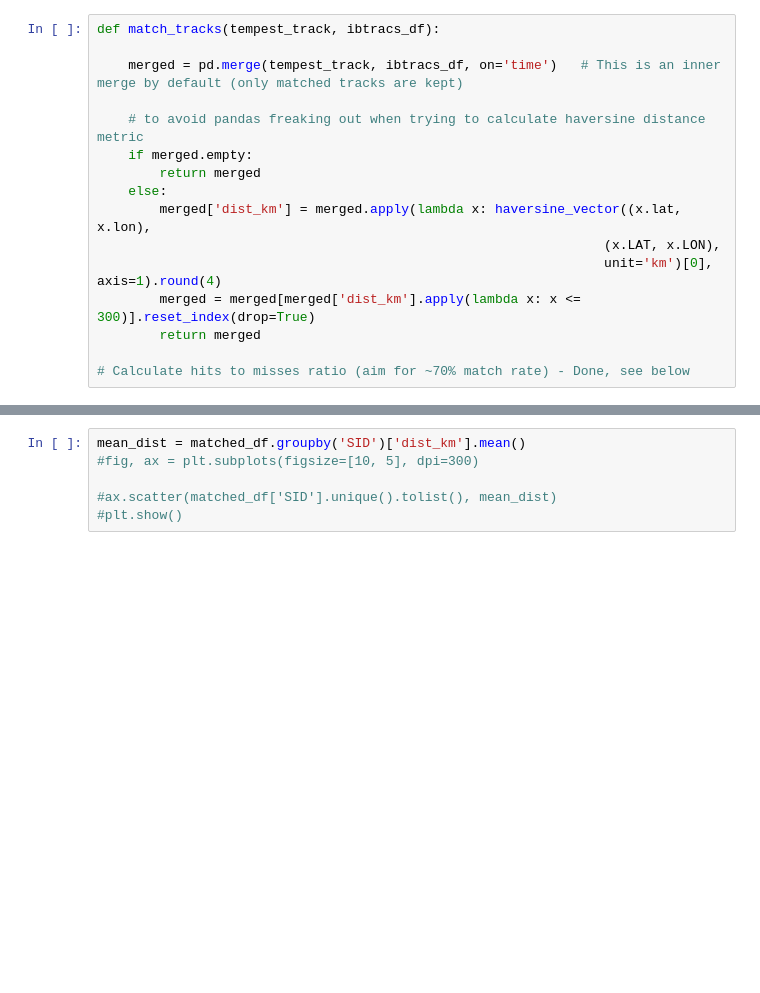
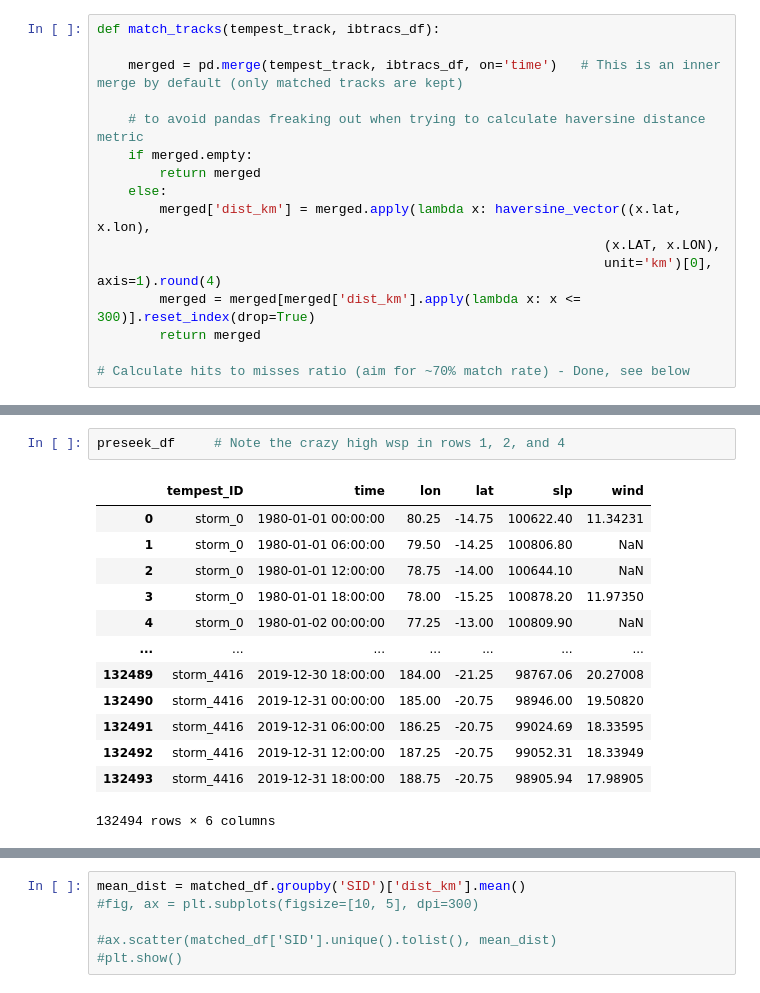
Before and after one commit to cdeciampa/uviz, a Jupyter notebook: mpas_tools/debugging_notebooks/tempest_wrangling_csv.ipynb, the cells around one changed output, grey strips where cells are left out. Drawn from its saved outputs; the diff is of its cells as text; blank space fills up the shorter version.

```diff
--- a/mpas_tools/debugging_notebooks/tempest_wrangling_csv.ipynb
+++ b/mpas_tools/debugging_notebooks/tempest_wrangling_csv.ipynb
@@ -99 +136,17 @@ ibtracs_csv = "../tempest_extremes/ibtracs.since1980.list.v04r00.csv"
+# %%
+preseek_df     # Note the crazy high wsp in rows 1, 2, and 4
+# %% [output]
+|  | tempest_ID | time | lon | lat | slp | wind |
+| 0 | storm_0 | 1980-01-01 00:00:00 | 80.25 | -14.75 | 100622.40 | 11.34231 |
+| 1 | storm_0 | 1980-01-01 06:00:00 | 79.50 | -14.25 | 100806.80 | NaN |
+| 2 | storm_0 | 1980-01-01 12:00:00 | 78.75 | -14.00 | 100644.10 | NaN |
+| 3 | storm_0 | 1980-01-01 18:00:00 | 78.00 | -15.25 | 100878.20 | 11.97350 |
+| 4 | storm_0 | 1980-01-02 00:00:00 | 77.25 | -13.00 | 100809.90 | NaN |
+| ... | ... | ... | ... | ... | ... | ... |
+| 132489 | storm_4416 | 2019-12-30 18:00:00 | 184.00 | -21.25 | 98767.06 | 20.27008 |
+| 132490 | storm_4416 | 2019-12-31 00:00:00 | 185.00 | -20.75 | 98946.00 | 19.50820 |
+| 132491 | storm_4416 | 2019-12-31 06:00:00 | 186.25 | -20.75 | 99024.69 | 18.33595 |
+| 132492 | storm_4416 | 2019-12-31 12:00:00 | 187.25 | -20.75 | 99052.31 | 18.33949 |
+| 132493 | storm_4416 | 2019-12-31 18:00:00 | 188.75 | -20.75 | 98905.94 | 17.98905 |
+132494 rows × 6 columns
 # %%
```
Also changed, not shown: parts of 19 cells of this notebook, 2 other files.
